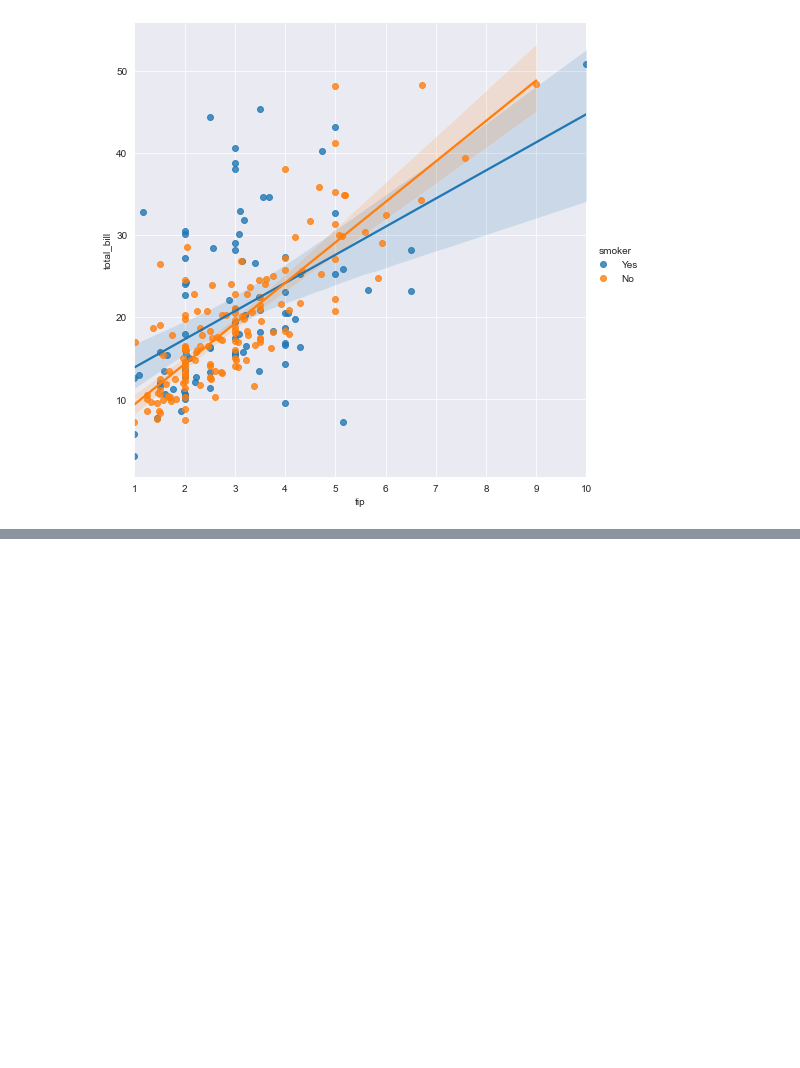
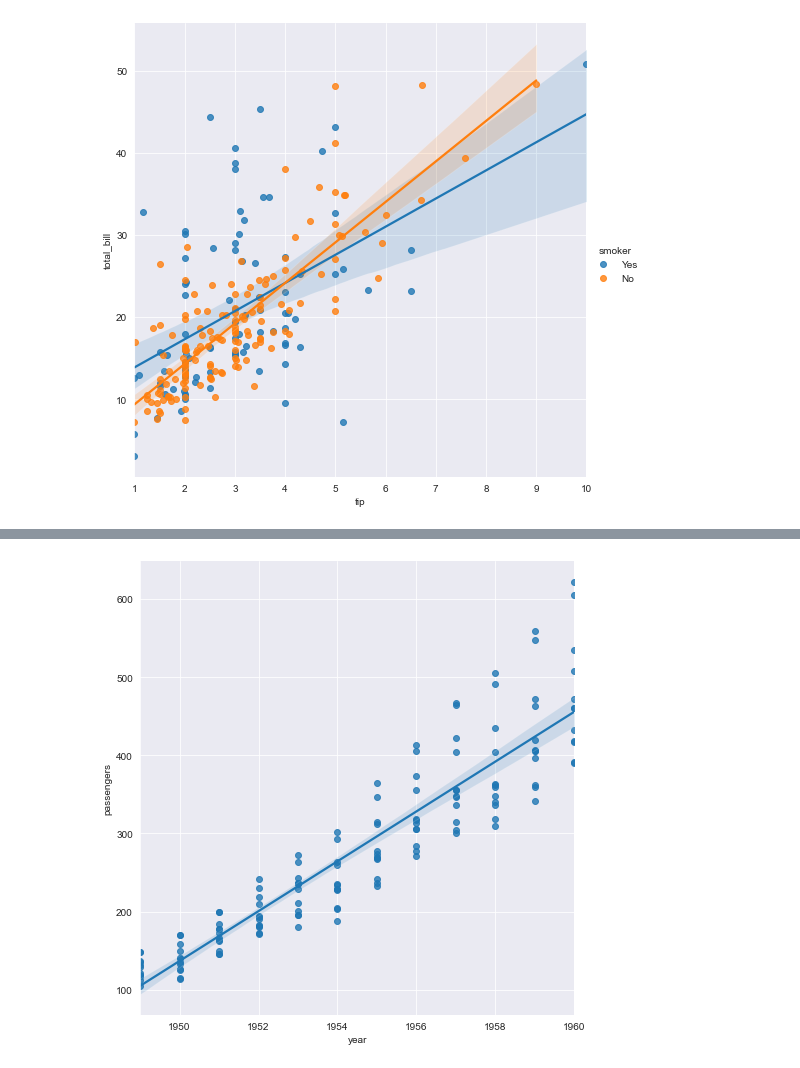
Before and after one commit to CPFrog/AI_innovation_Lecture, a Jupyter notebook: Study-note_201007.ipynb, the cells around one changed output, grey strips where cells are left out. Drawn from its saved outputs; the diff is of its cells as text; code cells hidden in the pictures; blank space fills up the shorter version.

Commit message:
Update Study-note_201007.ipynb
visualizing seaborn-filghts

```diff
--- a/Study-note_201007.ipynb
+++ b/Study-note_201007.ipynb
@@ -29,3 +33,6 @@ sns.lmplot(x='tip',y='total_bill',hue='smoker',data=tips, height=7)
 plt.show()
 # %% [output]
 [figure]
+# %%
+fg = sns.load_dataset('flights')
+fg.head()
@@ -31,0 +93,6 @@ plt.show()
+# %%
+sns.set_style('darkgrid')
+sns.lmplot(x='year',y='passengers',data=fg, height=7)
+plt.show()
+# %% [output]
+[figure, added]
```
Also changed, not shown: parts of 9 cells of this notebook.
